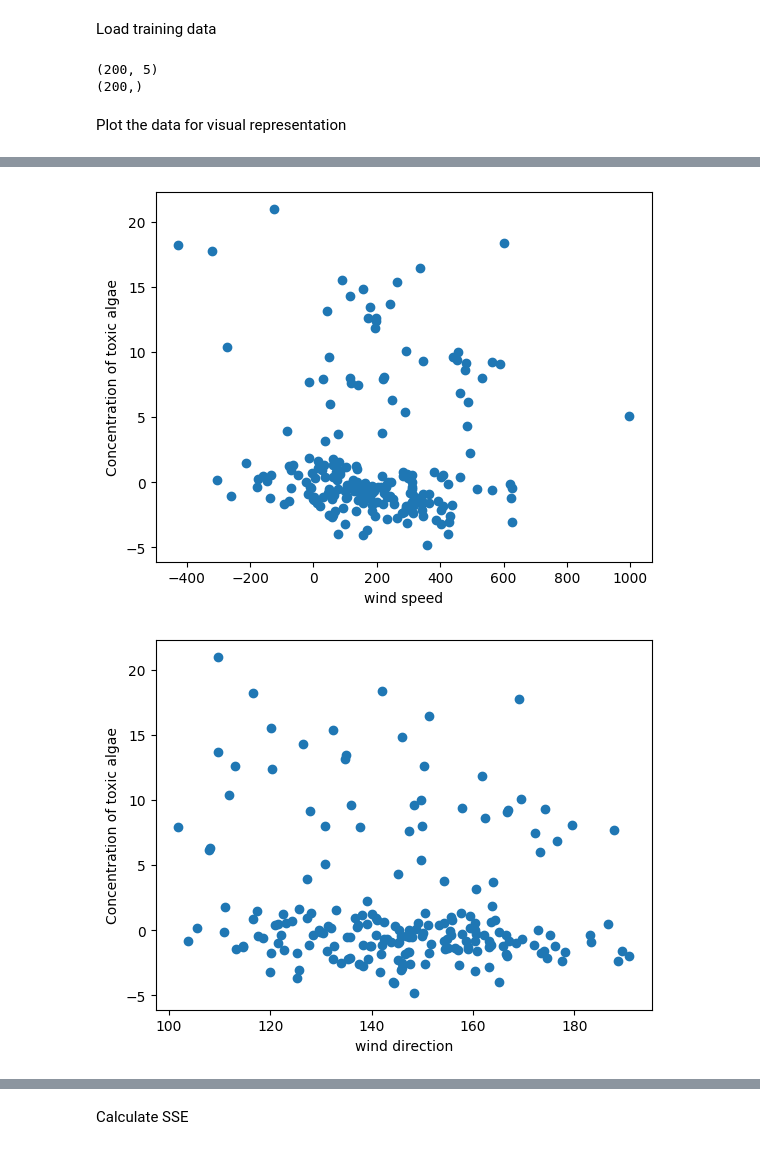
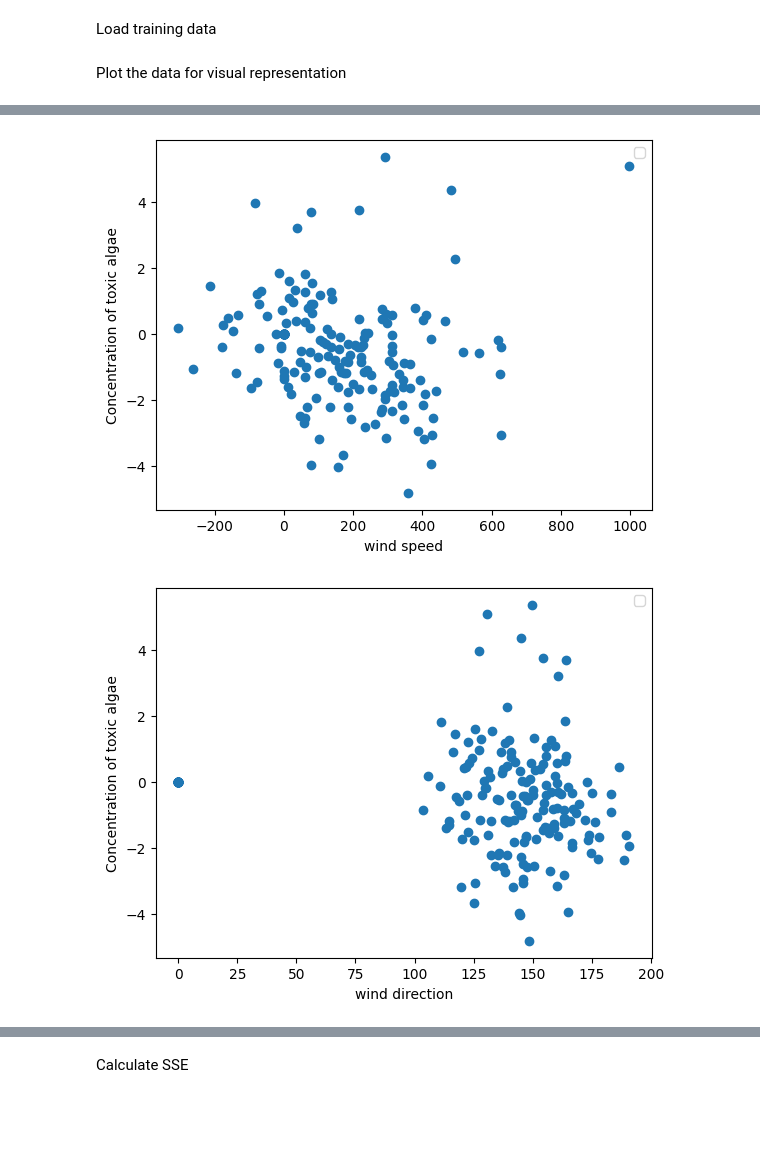
Before and after one commit to tomasmartins77/Machine_Learning_Lab, a Jupyter notebook: pergunta1_parte1/pergunta1_parte1.ipynb, the cells around one changed output, grey strips where cells are left out. Drawn from its saved outputs; the diff is of its cells as text; code cells hidden in the pictures; blank space fills up the shorter version.

```diff
--- a/pergunta1_parte1/pergunta1_parte1.ipynb
+++ b/pergunta1_parte1/pergunta1_parte1.ipynb
@@ -24,12 +33,15 @@ Load training data
 dataX = np.load('X_train.npy')
 dataY = np.load('Y_train.npy')
 testX = np.load('X_test.npy')
+
+Q1 = np.quantile(dataY, 0.25)
+Q3 = np.quantile(dataY, 0.75)
+IQR = Q3 - Q1
+outliers = dataY < (Q1 - 1.5 * IQR)
+outliers = outliers | (dataY > (Q3 + 1.5 * IQR))
+dataY[outliers] = 0
+dataX[outliers] = 0
+testX[outliers] = 0
-# %%
-print(dataX.shape)
-print(dataY.shape)
-# %% [output]
-(200, 5)
-(200,)
 # %% [markdown]
 Plot the data for visual representation
 # %%
@@ -37,6 +49,10 @@ parameters = np.array(["air temperature", "water temperature", "wind speed", "wi
 for i in range(5):
     plot = plt.figure(i)
     plt.plot(dataX[:,i], dataY, 'o')
+    #plt.axhline(y=np.max(dataY[outliers]), color='r', linestyle='--', label='Max Outlier')
+    #plt.axhline(y=np.min(dataY[outliers]), color='b', linestyle='--', label='Min Outlier')
+    plt.legend()
+    plt.plot()
     plt.xlabel(parameters[i])
     plt.ylabel("Concentration of toxic algae")
 # %% [output]
@@ -45,2 +61,2 @@ for i in range(5):
-[figure, old version]
+[figure, new version]
-[figure, old version]
+[figure, new version]
```
Also changed, not shown: parts of 25 cells of this notebook.
